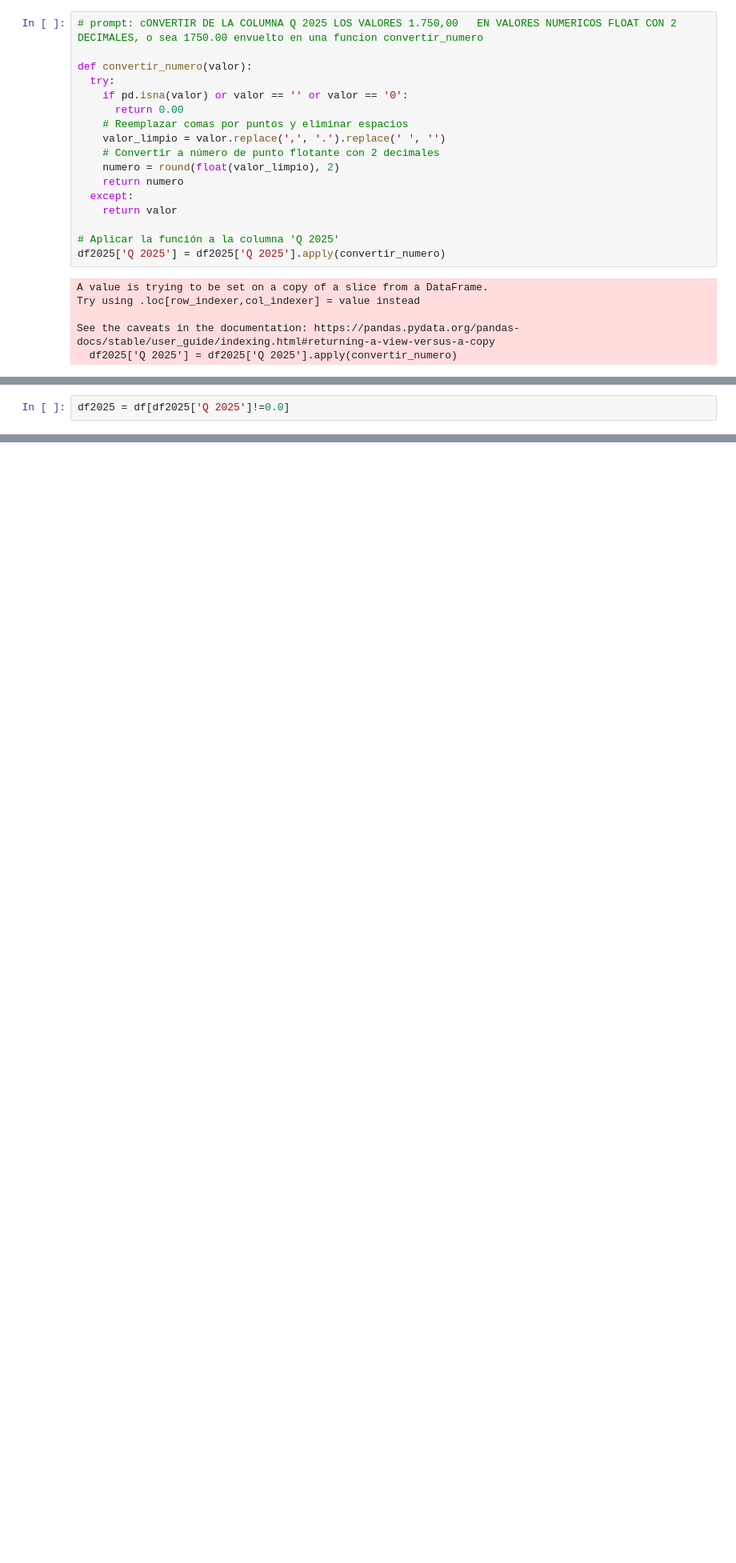
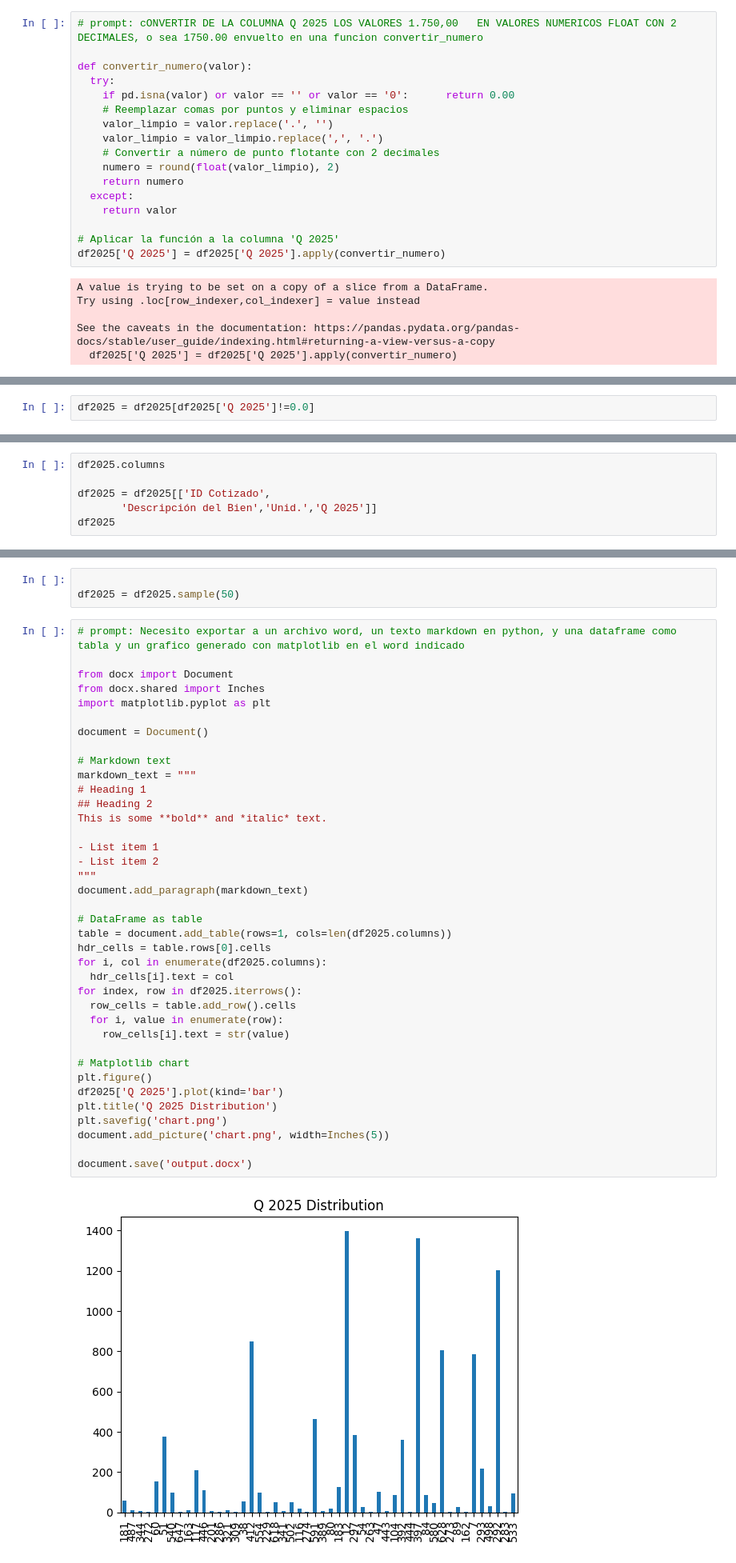
Before and after one commit to raulink/jupyter-etcmt, a Jupyter notebook: Pedido2025.ipynb, the cells around one changed output, grey strips where cells are left out. Shown at 80% size. Drawn from its saved outputs; the diff is of its cells as text; blank space fills up the shorter version.

```diff
--- a/Pedido2025.ipynb
+++ b/Pedido2025.ipynb
@@ -85,10 +98,10 @@ df2025 = df[['Categoria', 'Ubicación', 'Tipo de trabajo', 'Tipo de Bien',
 
 def convertir_numero(valor):
   try:
-    if pd.isna(valor) or valor == '' or valor == '0':
-      return 0.00
+    if pd.isna(valor) or valor == '' or valor == '0':      return 0.00
     # Reemplazar comas por puntos y eliminar espacios
-    valor_limpio = valor.replace(',', '.').replace(' ', '')
+    valor_limpio = valor.replace('.', '')
+    valor_limpio = valor_limpio.replace(',', '.')
     # Convertir a número de punto flotante con 2 decimales
     numero = round(float(valor_limpio), 2)
     return numero
@@ -106,2 +161,2 @@ See the caveats in the documentation: https://pandas.pydata.org/pandas-docs/stab
 # %%
-df2025 = df[df2025['Q 2025']!=0.0]
+df2025 = df2025[df2025['Q 2025']!=0.0]
@@ -107,0 +183,6 @@ df2025 = df[df2025['Q 2025']!=0.0]
+# %%
+df2025.columns
+
+df2025 = df2025[['ID Cotizado',
+       'Descripción del Bien','Unid.','Q 2025']]
+df2025
@@ -107,0 +203,43 @@ df2025 = df[df2025['Q 2025']!=0.0]
+# %%
+
+df2025 = df2025.sample(50)
+# %%
+# prompt: Necesito exportar a un archivo word, un texto markdown en python, y una dataframe como tabla y un grafico generado con matplotlib en el word indicado
+
+from docx import Document
+from docx.shared import Inches
+import matplotlib.pyplot as plt
+
+document = Document()
+
+# Markdown text
+markdown_text = """
+# Heading 1
+## Heading 2
+This is some **bold** and *italic* text.
+
+- List item 1
+- List item 2
+"""
+document.add_paragraph(markdown_text)
+
+# DataFrame as table
+table = document.add_table(rows=1, cols=len(df2025.columns))
+hdr_cells = table.rows[0].cells
+for i, col in enumerate(df2025.columns):
+  hdr_cells[i].text = col
+for index, row in df2025.iterrows():
+  row_cells = table.add_row().cells
+  for i, value in enumerate(row):
+    row_cells[i].text = str(value)
+
+# Matplotlib chart
+plt.figure()
+df2025['Q 2025'].plot(kind='bar')
+plt.title('Q 2025 Distribution')
+plt.savefig('chart.png')
+document.add_picture('chart.png', width=Inches(5))
+
+document.save('output.docx')
+# %% [output]
+[figure, added]
```
Also changed, not shown: parts of 12 cells of this notebook.
